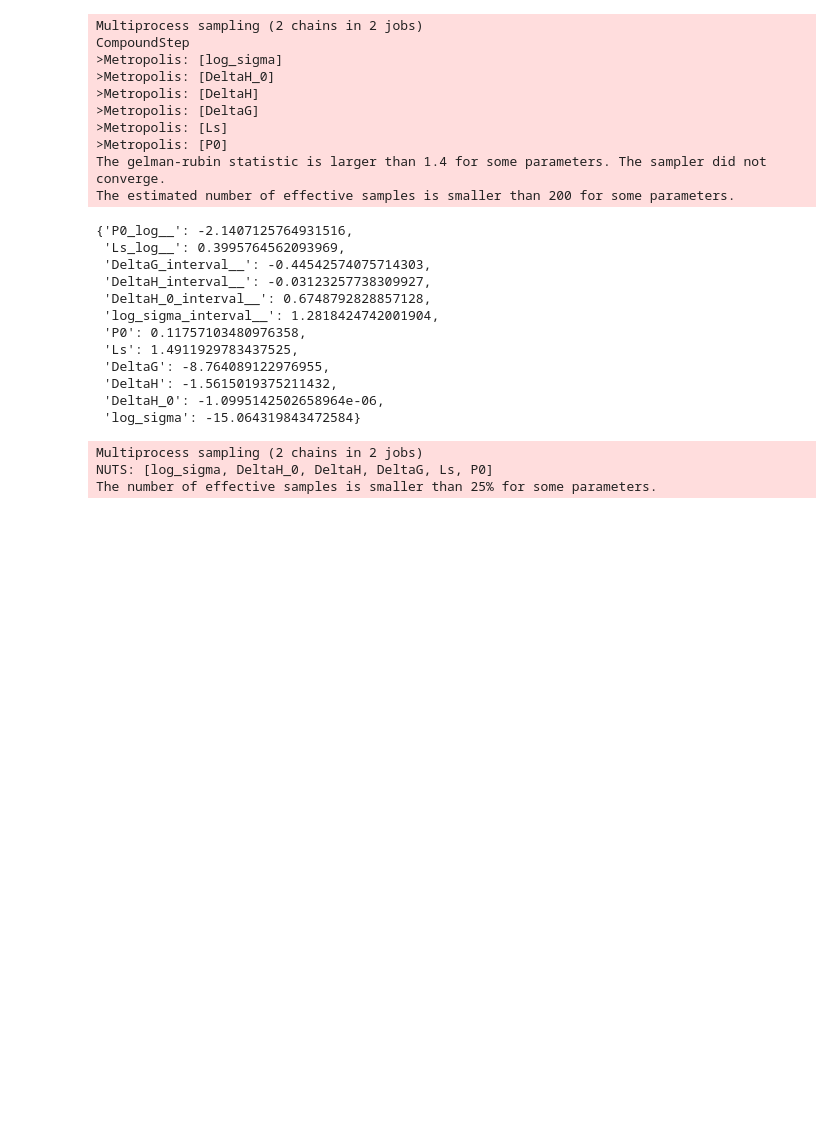
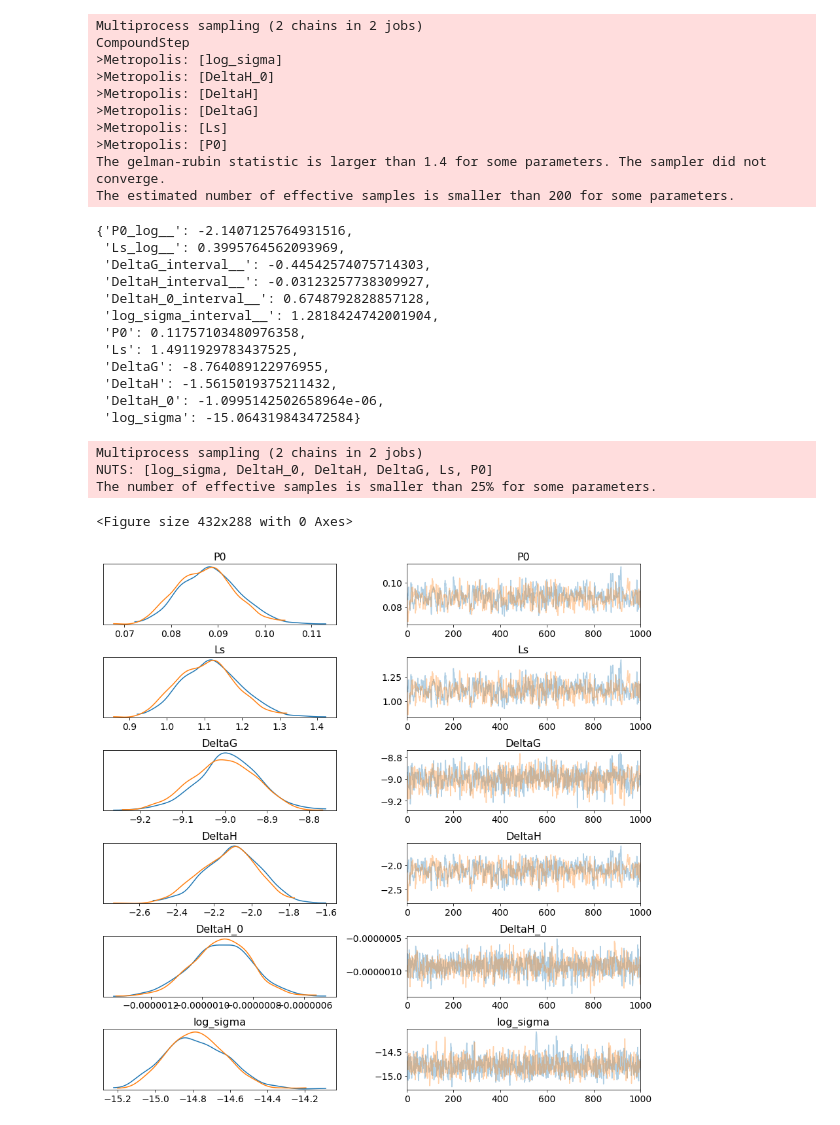
Before and after one commit to nguyentrunghai/bitc_pymc3, a Jupyter notebook: two_component_model.ipynb, the cells around one changed output. Saved outputs shown, nothing was run; the diff lists cells and outputs as text; code cells hidden in the pictures; blank space fills up the shorter version.

Commit message:
plot trace

```diff
--- a/two_component_model.ipynb
+++ b/two_component_model.ipynb
@@ -303,0 +304,8 @@ The number of effective samples is smaller than 25% for some parameters.
+# %%
+plt.figure()
+pymc3.traceplot(trace)
+plt.tight_layout()
+plt.savefig(os.path.join(OUT_DIR, "traceplot.pdf"))
+# %% [output]
+<Figure size 432x288 with 0 Axes>
+[figure, added]
```
Also changed, not shown: parts of 3 cells of this notebook.
